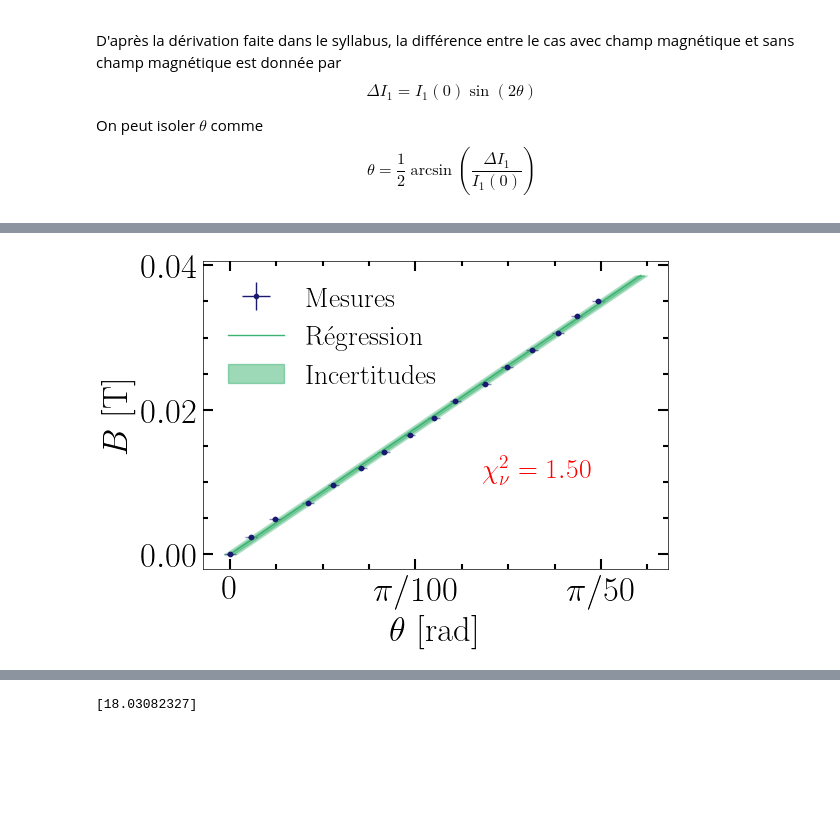
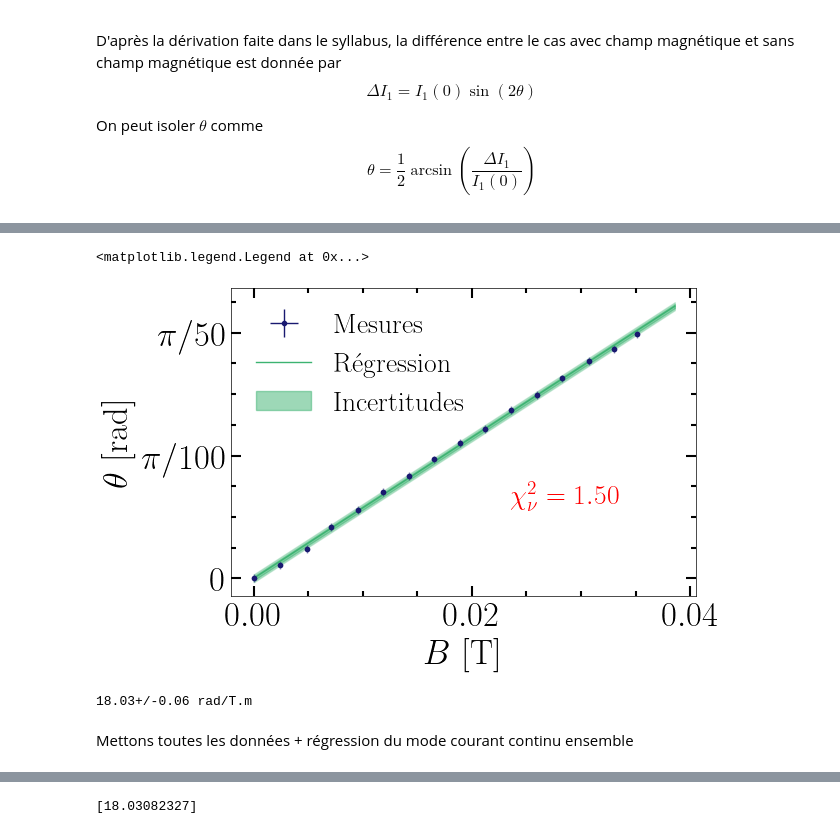
Before and after one commit to EnceladeCandy/phy3040, a Jupyter notebook: notebooks/faraday.ipynb, the cells around one changed output, grey strips where cells are left out. Saved outputs shown, nothing was run; the diff lists cells and outputs as text; code cells hidden in the pictures; blank space fills up the shorter version.

```diff
--- a/notebooks/faraday.ipynb
+++ b/notebooks/faraday.ipynb
@@ -426,14 +481,13 @@ np.float64(7.246848280459505e-06)
 # %%
 # Importer les données (d = 9 cm, i.e. au milieu de la bobine)
 data = np.loadtxt(data_folder + "method_malus.txt", skiprows=1)
-B = (Ib_to_B(data[:,0])-B0)
+B_3 = (Ib_to_B(data[:,0]))
 I1 = data[:, 1] * 1e-6 # amperes
 I1_0 = I1[0]
 delta_I = I1 - I1_0
 std_I1 = 0.5e-6
-angle = 0.5 * np.arcsin(delta_I / I1_0)
-std_angle = 0.0005
-print(std_angle)
+angle_3 = 0.5 * np.arcsin(delta_I / I1_0)
+std_angle_malus = 0.0005
 fig, ax = plt.subplots(1, 1, figsize = (6, 4))
 ax.plot(delta_I, ".", label = "Mesures")
 ax.set(ylabel = r"$I_1$ [A]")
@@ -446,16 +499,16 @@ ax.legend()
 def linear_2(x, params_fitted):
     return params_fitted * x
 
-x = B
-y = angle # on échange puisque l'incertitude due à l'angle est plus importante ici
-sigma_y = std_angle
+x = B_3-B0
+y = angle_3 # on échange puisque l'incertitude due à l'angle est plus importante ici
+sigma_y = std_angle_malus
 
 Regression_extension= FrequentistRegression(
     degree = 1,
     sigma_noise = sigma_y
 )
 
-params_fitted, std_fitted = Regression_extension.fit(
+param_fitted_3, std_fitted = Regression_extension.fit(
     obs = y,
     x = x,
     ridge_reg = 1e-12,
@@ -464,7 +517,7 @@ params_fitted, std_fitted = Regression_extension.fit(
 
 y_pred = Regression_extension.forward_model()
 cov = Regression_extension.cov
-chi2 = Regression_extension.compute_chi2(obs = y)
+chi2_3 = Regression_extension.compute_chi2(obs = y)
 
 print("The parameters fitted are", params_fitted)
 print("The std of the params fitted are", std_fitted)
@@ -478,42 +531,31 @@ The chi squared is: 1.4966417829540368
 # %%
-B_fit = np.linspace(0, 1.1 * x.max(), 500)
-y_pred_fit = linear_2(B_fit, params_fitted=params_fitted)
-
 fig, ax = plt.subplots(1, 1, figsize = (6, 4))
 
-ax.errorbar(angle, B, fmt = ".", label = "Mesures", xerr = std_angle, yerr = std_B, color = "midnightblue")
-ax.errorbar(angle, B, fmt = ".", label = "Mesures", xerr = 2 * std_angle, yerr = 2 * std_B, color = "midnightblue", alpha = 0.5)
-
-ax.plot(y_pred_fit, B_fit, label = "Régression", color = "mediumseagreen")
-
-
-k = 1
-ax.fill_betweenx(
-    y = B_fit,
-    x1 = y_pred_fit - k * std_angle,
-    x2 = y_pred_fit + k * std_angle,
-    color = "mediumseagreen",
-    label = "Incertitudes",
-    alpha = 0.5
+plot_verdet(
+    fig = fig,
+    ax = ax,
+    B_data = B_3-B0,
+    angle_data = angle_3,
+    std_B = std_B,
+    std_angle = std_angle_malus,
+    param_reg = param_fitted_3
 )
-
-k = 2
-ax.fill_betweenx(
-    y = B_fit,
-    x1 = y_pred_fit - k * std_angle,
-    x2 = y_pred_fit + k * std_angle,
-    color = "mediumseagreen",
-    alpha = 0.3
-)
-ax.set(xlabel = r"$\theta$ [rad]", ylabel = r"$B$ [T]")
 handles, labels = plt.gca().get_legend_handles_labels()
 order = [2,0,1]
 ax.annotate(r"$\chi^2_\nu=%.2f$"%chi2, xy = (0.6, 0.3), xycoords = "axes fraction", color = "red", fontsize = 20)
 ax.tick_params(which = 'major', axis = 'both', length = 7, width = 1.5)
 ax.tick_params(which = 'minor', axis = 'both', length = 3.5, width = 1.5)
-ax.set_xticks([0, np.pi/100, np.pi/50])
-ax.set_xticklabels([r"0", r"$\pi/100$", r"$\pi/50$"])
+ax.set_yticks([0, np.pi/100, np.pi/50])
+ax.set_yticklabels([r"0", r"$\pi/100$", r"$\pi/50$"])
 ax.legend(loc = "upper left", handles = [handles[idx] for idx in order], labels = [labels[idx] for idx in order])
-plt.savefig(figure_folder + "method_malus.pdf", bbox_inches = "tight")
 # %% [output]
+<matplotlib.legend.Legend at 0x...>
-[figure, old version]
+[figure, new version]
+# %%
+V3 = param_fitted_3 / L
+std_V = std_fitted / L
+print(f"{V3.item():.2f}+/-{std_V.item():.2f} rad/T.m")
+# %% [output]
+18.03+/-0.06 rad/T.m
+# %% [markdown]
+Mettons toutes les données + régression du mode courant continu ensemble
```
Also changed, not shown: parts of 22 cells of this notebook.
